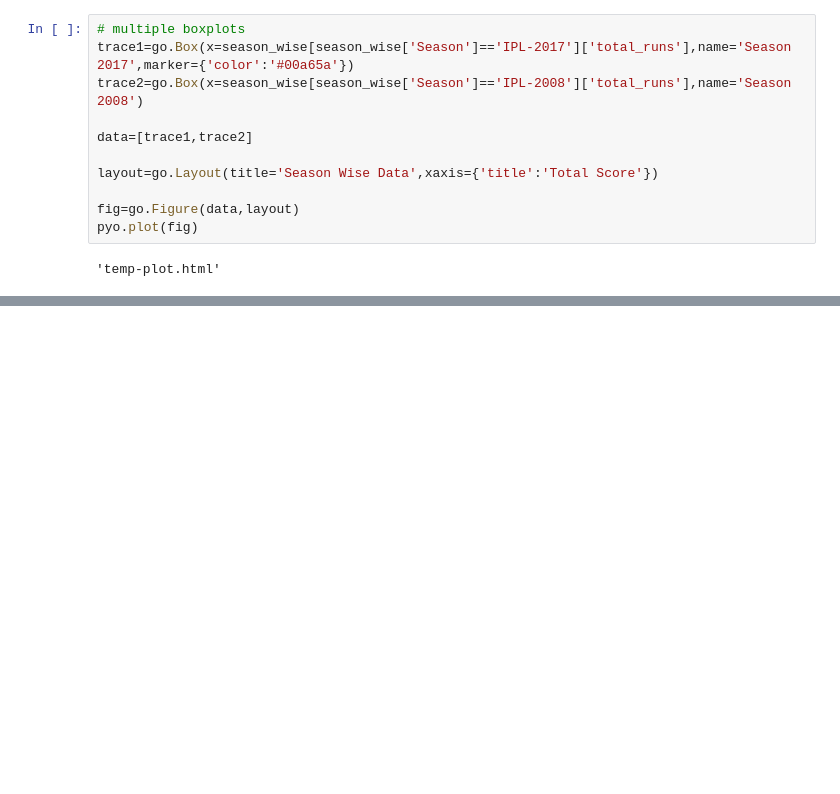
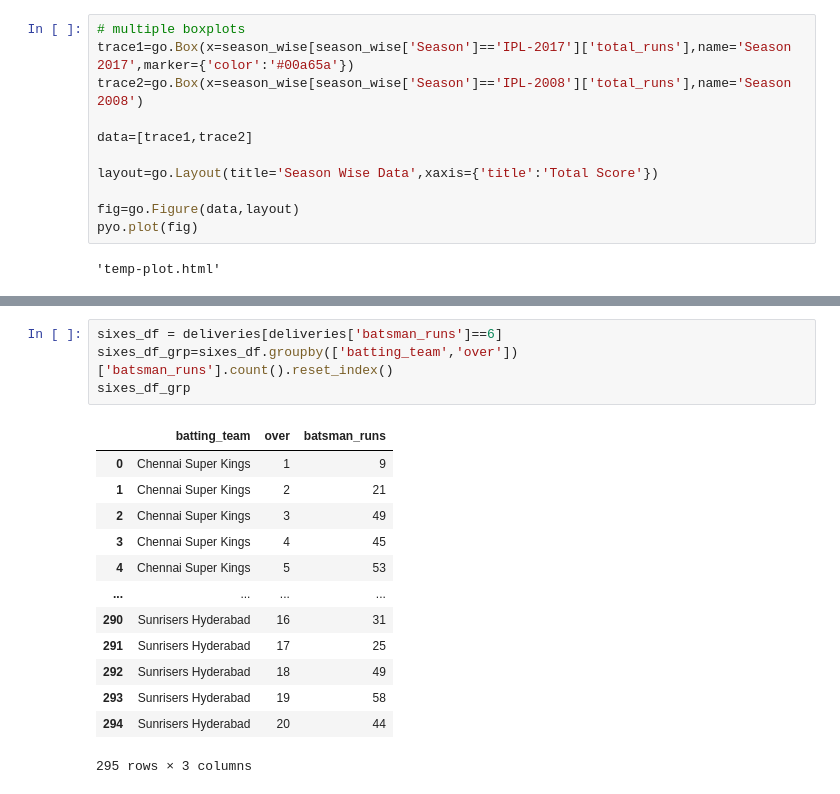
Before and after one commit to divyanshooter/Python, a Jupyter notebook: Tools/Plotly/Plotly Graph Object.ipynb, the cells around one changed output, grey strips where cells are left out. Cells and saved outputs as stored; diff of their text form; blank space fills up the shorter version.

```diff
--- a/Tools/Plotly/Plotly Graph Object.ipynb
+++ b/Tools/Plotly/Plotly Graph Object.ipynb
@@ -310,0 +382,18 @@ season_wise[season_wise['Season']=='IPL-2017']
+# %%
+sixes_df = deliveries[deliveries['batsman_runs']==6]
+sixes_df_grp=sixes_df.groupby(['batting_team','over'])['batsman_runs'].count().reset_index()
+sixes_df_grp
+# %% [output]
+|  | batting_team | over | batsman_runs |
+| 0 | Chennai Super Kings | 1 | 9 |
+| 1 | Chennai Super Kings | 2 | 21 |
+| 2 | Chennai Super Kings | 3 | 49 |
+| 3 | Chennai Super Kings | 4 | 45 |
+| 4 | Chennai Super Kings | 5 | 53 |
+| ... | ... | ... | ... |
+| 290 | Sunrisers Hyderabad | 16 | 31 |
+| 291 | Sunrisers Hyderabad | 17 | 25 |
+| 292 | Sunrisers Hyderabad | 18 | 49 |
+| 293 | Sunrisers Hyderabad | 19 | 58 |
+| 294 | Sunrisers Hyderabad | 20 | 44 |
+295 rows × 3 columns
```
Also changed, not shown: parts of 16 cells of this notebook, 2 other files.
